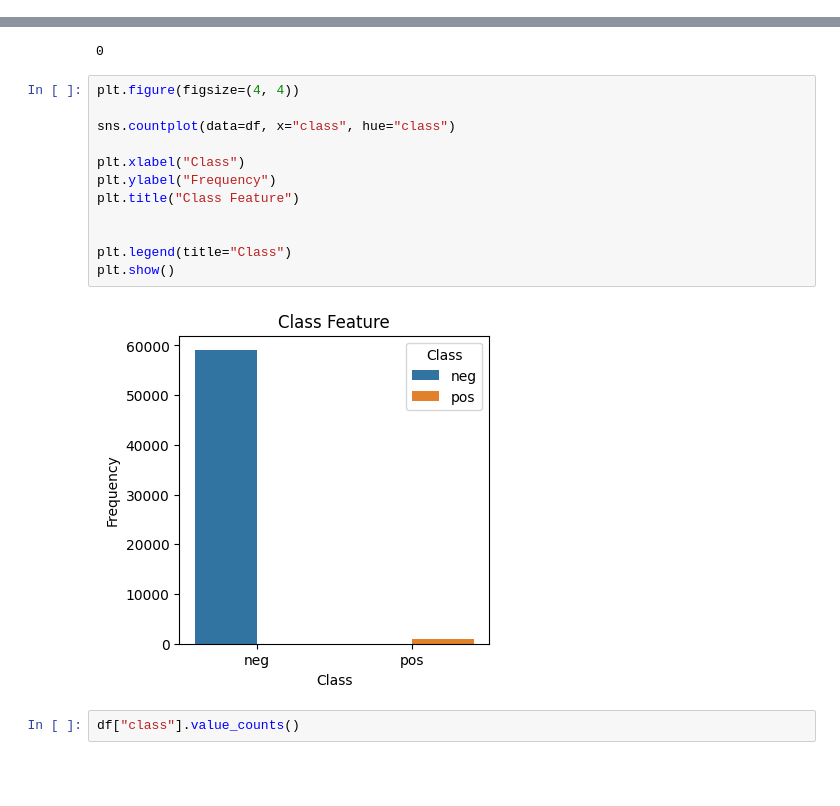
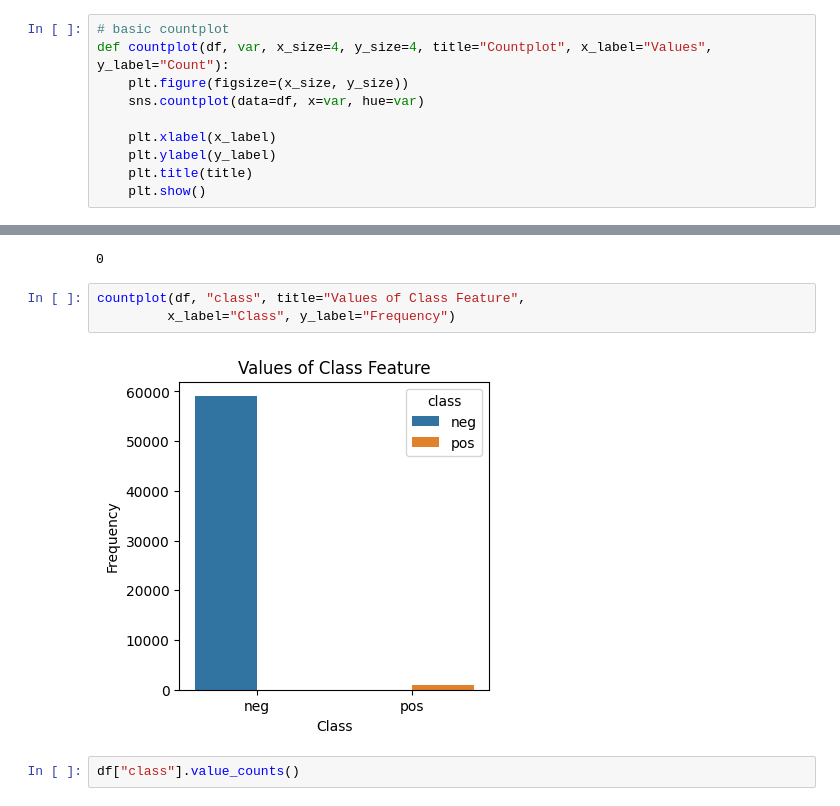
Before and after one commit to Lughaidh-w/DataPrep_ca1, a Jupyter notebook: CA1.ipynb, the cells around one changed output, grey strips where cells are left out. Saved outputs shown, nothing was run; the diff lists cells and outputs as text; blank space fills up the shorter version.

```diff
--- a/CA1.ipynb
+++ b/CA1.ipynb
@@ -65,6 +65,16 @@ def missing_values_vis(df, end_row, title="Missing Values Matrix"):
     plt.suptitle(title, fontsize=20)
 
     plt.show()
+# %%
+# basic countplot
+def countplot(df, var, x_size=4, y_size=4, title="Countplot", x_label="Values", y_label="Count"):
+    plt.figure(figsize=(x_size, y_size))
+    sns.countplot(data=df, x=var, hue=var)
+
+    plt.xlabel(x_label)
+    plt.ylabel(y_label)
+    plt.title(title)
+    plt.show()
 # %% [markdown]
 ### 3. Results
 # %% [markdown]
@@ -256,19 +330,10 @@ df["class"].isnull().sum()
 # %% [output]
 0
 # %%
-plt.figure(figsize=(4, 4))
-
-sns.countplot(data=df, x="class", hue="class")
-
-plt.xlabel("Class")
-plt.ylabel("Frequency")
-plt.title("Class Feature")
-
-
-plt.legend(title="Class")
-plt.show()
+countplot(df, "class", title="Values of Class Feature",
+         x_label="Class", y_label="Frequency")
 # %% [output]
-[figure, old version]
+[figure, new version]
 # %%
 df["class"].value_counts()
 # %% [output]
```
Also changed, not shown: parts of 15 cells of this notebook.
